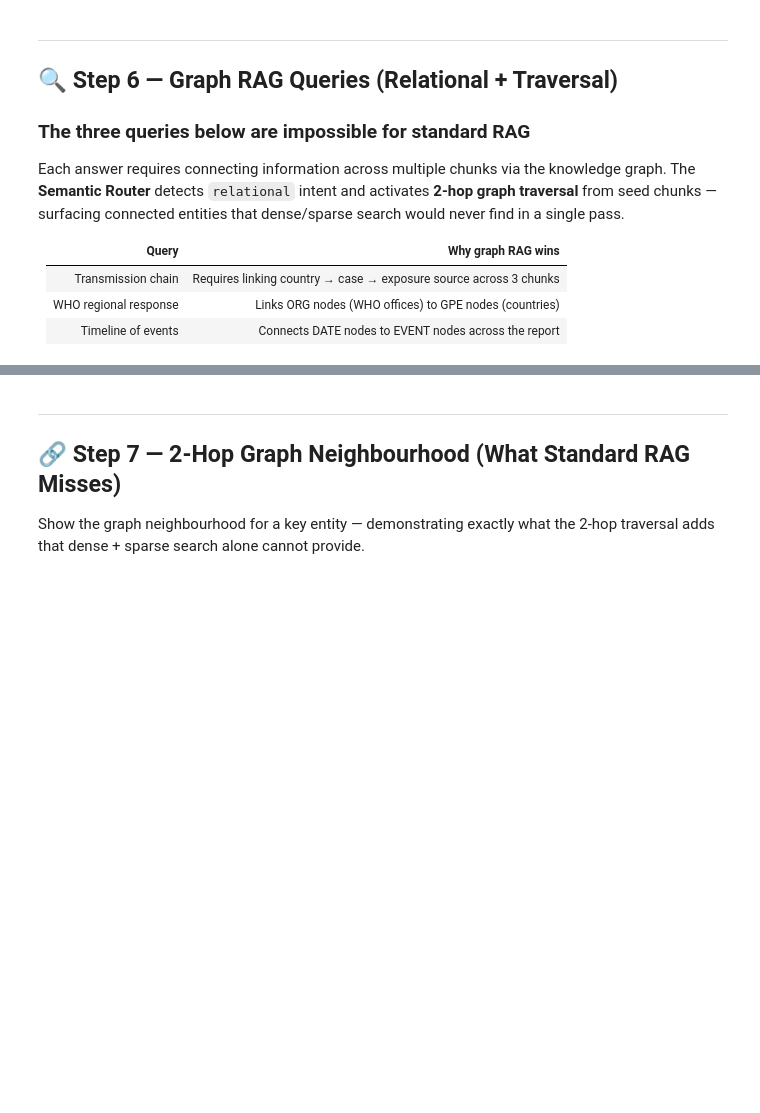
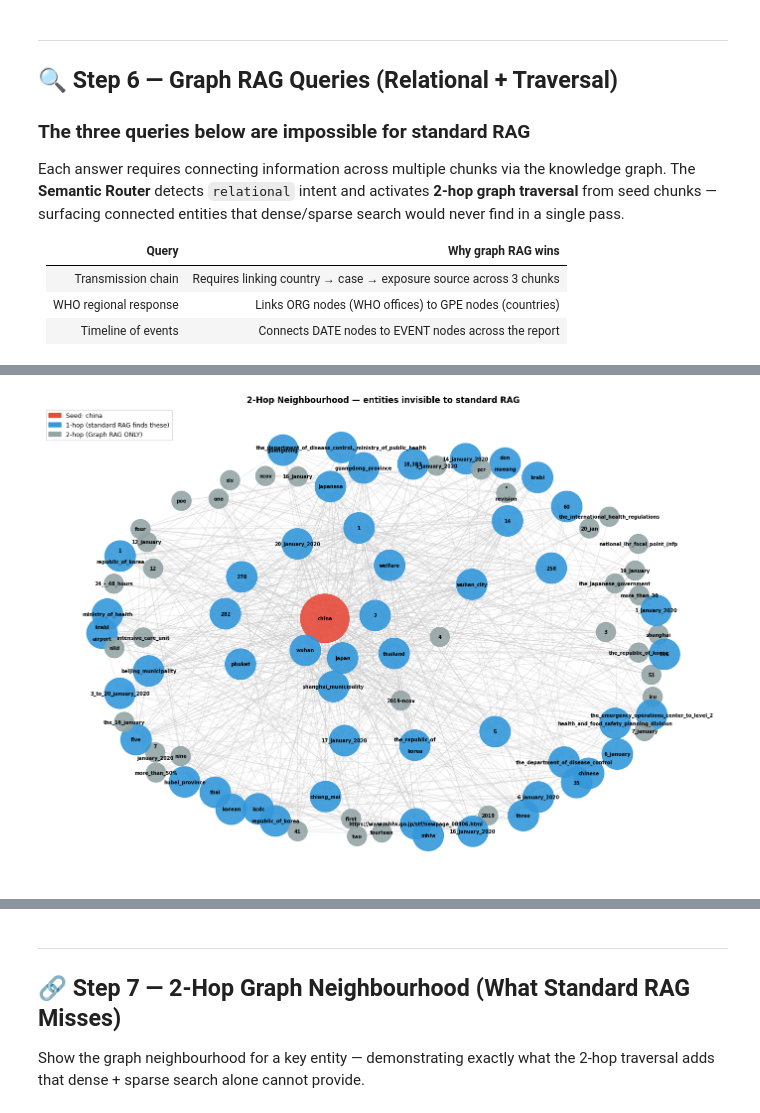
Before and after one commit to jndumu/Enhanced-Multimodel-Rag-Hackerton, a Jupyter notebook: notebooks/03_graph_rag_who_covid.ipynb, the cells around one changed output, grey strips where cells are left out. Drawn from its saved outputs; the diff is of its cells as text; code cells hidden in the pictures; blank space fills up the shorter version.

```diff
--- a/notebooks/03_graph_rag_who_covid.ipynb
+++ b/notebooks/03_graph_rag_who_covid.ipynb
@@ -271,8 +336,9 @@ if not already:
         ])
     )
 
+    graph_vecs = [g if isinstance(g, list) else None for g in graph_all]
     n = asyncio.get_event_loop().run_until_complete(
-        store.upsert_chunks(chunks, dense_all, sparse_all)
+        store.upsert_chunks(chunks, dense_all, sparse_all, graph_vecs)
     )
     elapsed = round((time.monotonic() - t0) * 1000)
     print()
@@ -304,50 +377,39 @@ search would never find in a single pass.
 | WHO regional response | Links ORG nodes (WHO offices) to GPE nodes (countries) |
 | Timeline of events | Connects DATE nodes to EVENT nodes across the report |
 # %%
-from doc_intel_rag.retrieval.hybrid_searcher import HybridSearcher
-from doc_intel_rag.retrieval.semantic_router import SemanticRouter
-from doc_intel_rag.retrieval.reranker import get_reranker
-from doc_intel_rag.retrieval.groundedness import score_groundedness
-from doc_intel_rag.generation.generator import generate
-import time
+import matplotlib.pyplot as plt
+import networkx as nx
 
-searcher = HybridSearcher(store, embedder, graph_store)
-router   = SemanticRouter(settings)
-reranker = get_reranker(settings)
-
-graph_rag_queries = [
-    ("relational", "Which countries had confirmed 2019-nCoV cases and what were their links to Wuhan?"),
-    ("relational", "What WHO regional offices were involved in the initial COVID-19 surveillance response?"),
-    ("analytical", "What case definition criteria did WHO use to classify severe 2019-nCoV illness?"),
-    ("factual",    "How many confirmed cases were reported in the first WHO situation report?"),
-]
-
-for intent_hint, query in graph_rag_queries:
-    print("=" * 70)
-    print("QUERY  : " + query)
-    t0     = time.monotonic()
-    intent = asyncio.get_event_loop().run_until_complete(router.classify(query))
-    hits   = asyncio.get_event_loop().run_until_complete(searcher.search(query, top_k=10, intent=intent))
-    ranked = asyncio.get_event_loop().run_until_complete(reranker.rerank(query, hits, top_n=5))
-    q_emb  = asyncio.get_event_loop().run_until_complete(embedder.embed_query(query))
-    ground = score_groundedness(q_emb, ranked)
-
-    from collections import Counter
-    mod_counts = Counter(c.payload.get("modality", "?") for c in ranked)
-    print("Intent             : " + intent.value)
-    print("Retrieved modalities: " + str(dict(mod_counts)))
-    print("Groundedness score : " + str(round(ground, 4)))
-
-    if ranked:
-        top = ranked[0]
-        print("Top chunk modality : " + top.payload.get("modality", "?"))
-        print("Top chunk preview  : " + (top.payload.get("text", "") or "")[:150])
-
-    answer = asyncio.get_event_loop().run_until_complete(
-        generate(query, ranked, groundedness_score=ground, settings=settings)
-    )
+if G.number_of_nodes() == 0:
+    print("No graph nodes — spaCy NER found no entities")
+else:
+    top_node = sorted(nx.degree_centrality(G).items(), key=lambda x: x[1], reverse=True)[0][0]
+    print("Exploring 2-hop neighbourhood of: " + repr(top_node))
+    ego  = nx.ego_graph(G, top_node, radius=2)
+    hop1 = set(G.neighbors(top_node))
+    hop2 = set(ego.nodes()) - hop1 - {top_node}
+    print("1-hop neighbours : " + str(len(hop1)))
+    print("2-hop subgraph   : " + str(ego.number_of_nodes()) + " nodes")
     print()
-    print("ANSWER :")
-    print((answer or "")[:500])
-    print("Latency: " + str(round((time.monotonic() - t0) * 1000)) + "ms")
-    print()
+    print("Nodes only reachable via 2-hop (invisible to standard RAG):")
+    for n in sorted(hop2)[:15]:
+        print("  " + n)
+    fig, ax = plt.subplots(figsize=(14, 10))
+    pos = nx.spring_layout(ego, k=2, seed=42)
+    color_map = ["#E74C3C" if n == top_node else "#3498DB" if n in hop1 else "#95A5A6" for n in ego.nodes()]
+    sizes = [5000 if n == top_node else 2000 if n in hop1 else 800 for n in ego.nodes()]
+    nx.draw_networkx_edges(ego, pos, alpha=0.4, edge_color="#cccccc", ax=ax)
+    nx.draw_networkx_nodes(ego, pos, node_size=sizes, node_color=color_map, alpha=0.9, ax=ax)
+    nx.draw_networkx_labels(ego, pos, font_size=7, font_weight="bold", ax=ax)
+    from matplotlib.patches import Patch
+    legend = [Patch(color="#E74C3C", label="Seed: " + top_node),
+              Patch(color="#3498DB", label="1-hop (standard RAG finds these)"),
+              Patch(color="#95A5A6", label="2-hop (Graph RAG ONLY)")]
+    ax.legend(handles=legend, loc="upper left", fontsize=9)
+    ax.set_title("2-Hop Neighbourhood — entities invisible to standard RAG", fontsize=12, fontweight="bold")
+    ax.axis("off")
+    plt.tight_layout()
+    plt.savefig("graph_rag_neighbourhood.png", dpi=120, bbox_inches="tight")
+    plt.show()
+    print("Saved graph_rag_neighbourhood.png")
+# %% [output]
@@ -353,0 +433 @@ for intent_hint, query in graph_rag_queries:
+[figure, added]
```
Also changed, not shown: parts of 9 cells of this notebook, 5 other files.
